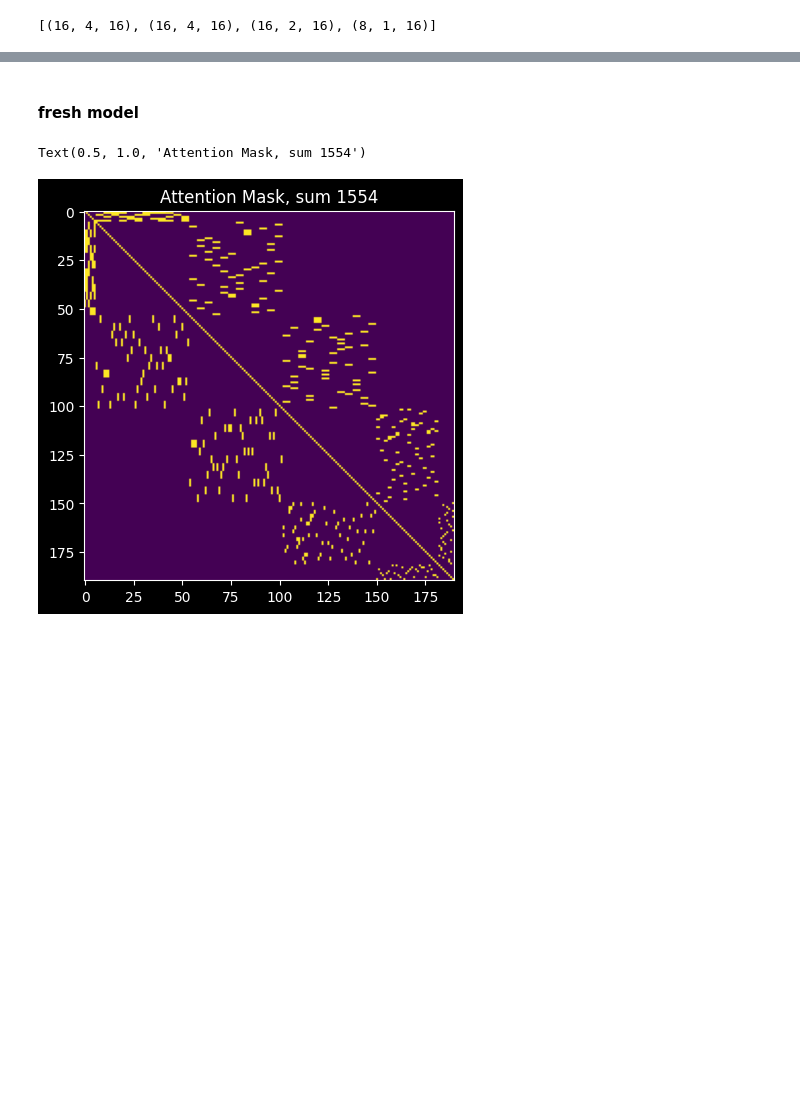
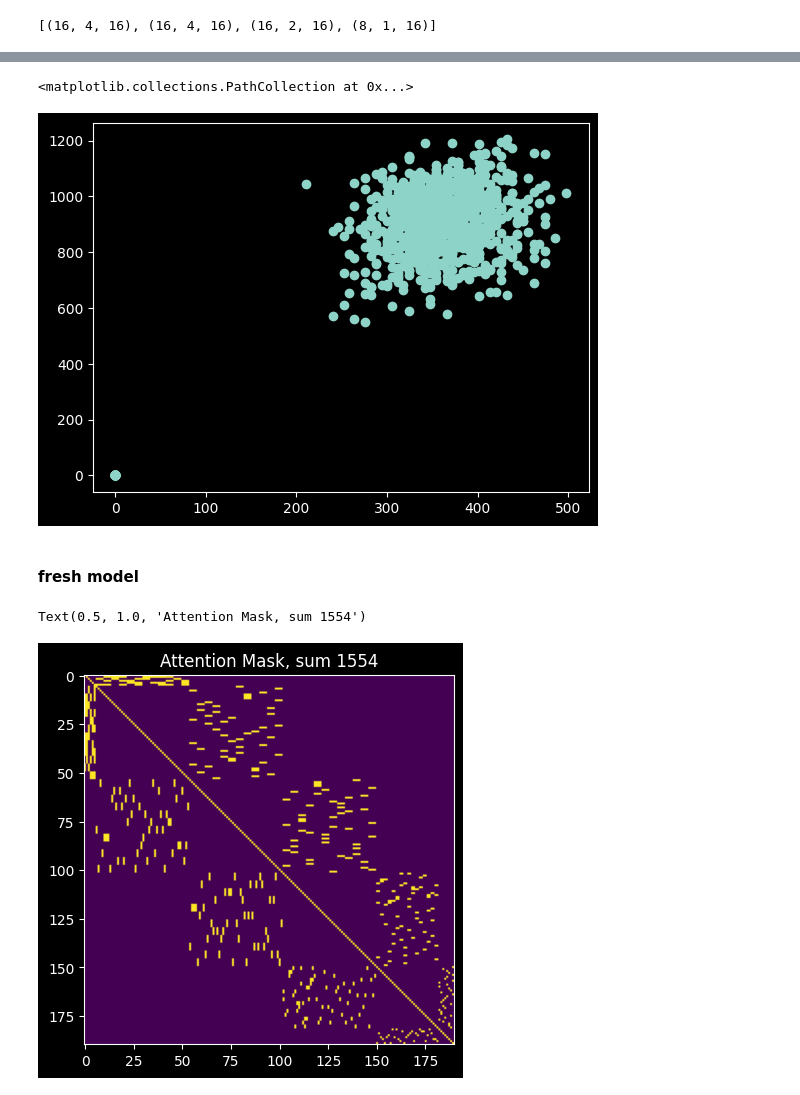
Before and after one commit to GabrielBena/boolean_nca_cc, a Jupyter notebook: random_boolean_nets.ipynb, the cells around one changed output, grey strips where cells are left out. Drawn from its saved outputs; the diff is of its cells as text; code cells hidden in the pictures; blank space fills up the shorter version.

```diff
--- a/random_boolean_nets.ipynb
+++ b/random_boolean_nets.ipynb
@@ -1323,3 +1448,11 @@ Array([0.4921875 , 0.5390625 , 0.5078125 , 0.55078125, 0.48632812,
+# %%
+plt.scatter(
+    new_pool.graphs.globals.update_steps,
+    new_pool.graphs.globals.loss,
+)
+# %% [output]
+<matplotlib.collections.PathCollection at 0x...>
+[figure, added]
 # %% [markdown]
 #### fresh model
 # %%
```
Also changed, not shown: parts of 29 cells of this notebook, 15 other files.
